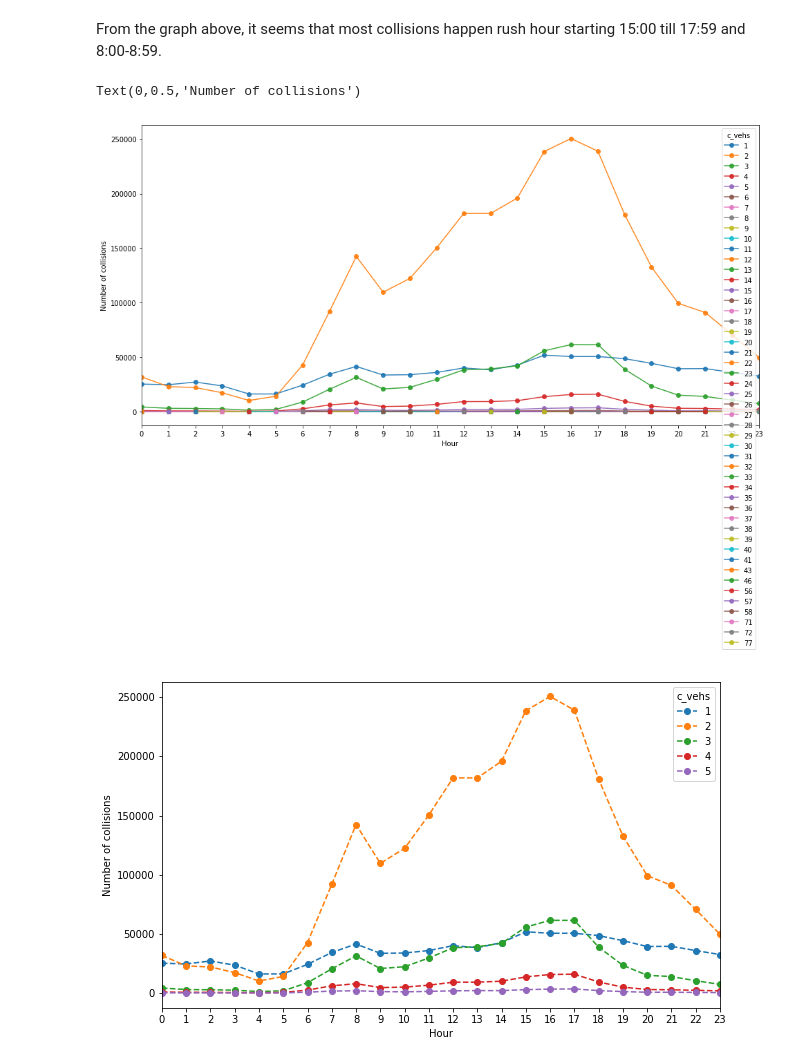
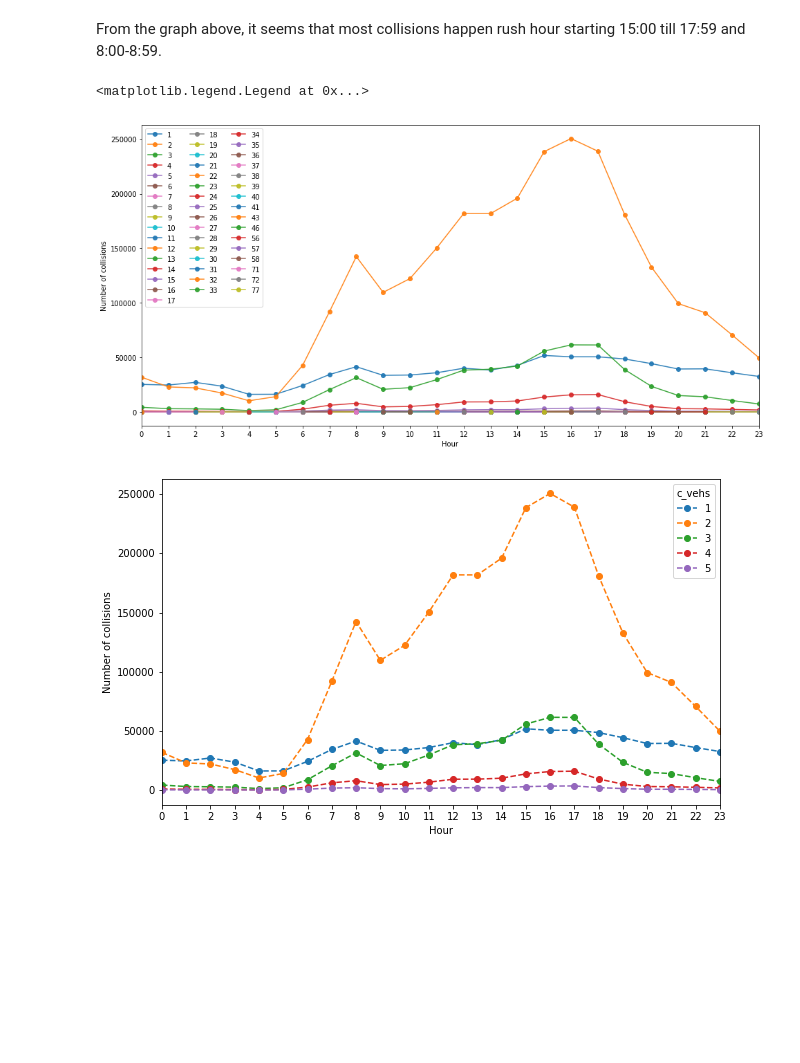
Before and after one commit to rynho/3250-G3, a Jupyter notebook: jupyterNB/Chae.ipynb, the cells around one changed output. Drawn from its saved outputs; the diff is of its cells as text; code cells hidden in the pictures; blank space fills up the shorter version.

```diff
--- a/jupyterNB/Chae.ipynb
+++ b/jupyterNB/Chae.ipynb
@@ -201,13 +201,14 @@ From the graph above, it seems that most collisions happen rush hour starting 15
 # %%
 #Number of vehicles involved in collisions at different hours
 hour1 = df4.groupby(['c_hour','c_vehs']).size().unstack()
 hour1.plot(figsize=(16,8),style='o-',alpha=0.9)
 plt.xticks(range(0,24),range(0,24))
 plt.xlabel('Hour')
 plt.ylabel('Number of collisions')
+plt.legend(ncol=3)
 # %% [output]
-Text(0,0.5,'Number of collisions')
+<matplotlib.legend.Legend at 0x...>
-[figure, old version]
+[figure, new version]
 # %%
 #Slice the data into only visualizing c_vehs=1-5
 c=hour1.iloc[:,0:5]
```
Also changed, not shown: parts of 9 cells of this notebook.
